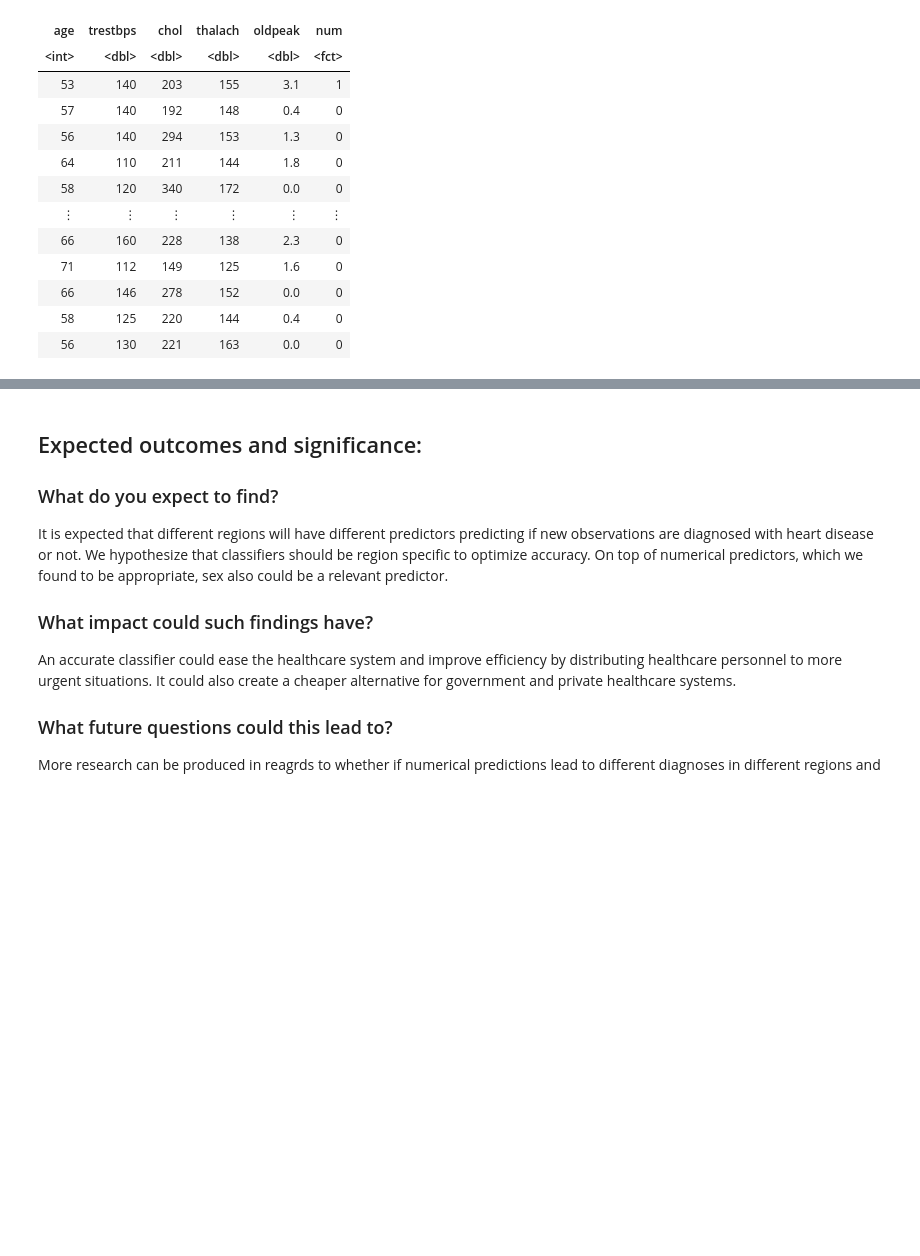
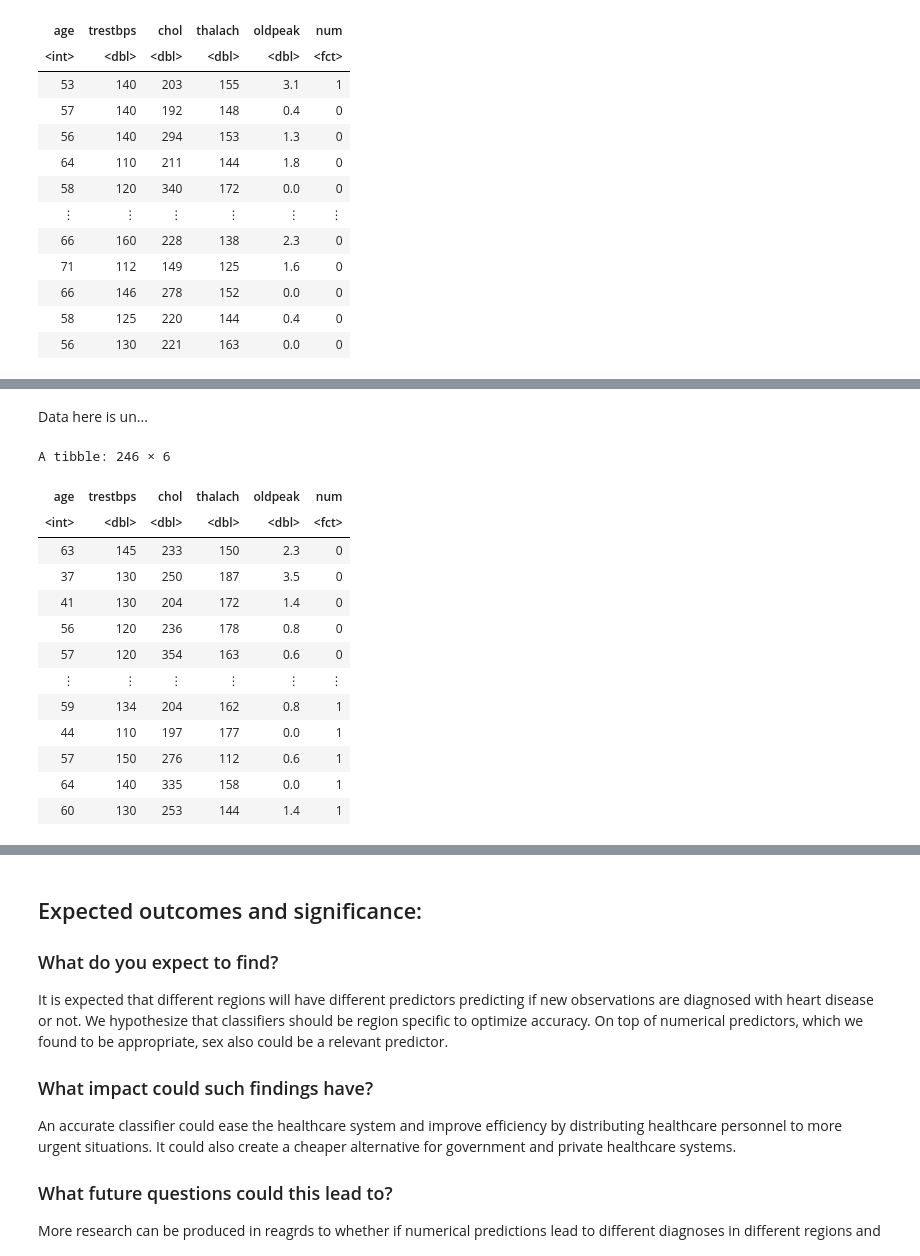
Before and after one commit to justinlook/dsci-100-2022w1-group-10, a Jupyter notebook: Final-project-group10.ipynb, the cells around one changed output, grey strips where cells are left out. Saved outputs shown, nothing was run; the diff lists cells and outputs as text; code cells hidden in the pictures; blank space fills up the shorter version.

```diff
--- a/Final-project-group10.ipynb
+++ b/Final-project-group10.ipynb
@@ -413,3 +425,33 @@ A tibble: 55 × 6
+# %% [markdown]
+Data here is un...
+# %%
+ups_recipe <- recipe(num~., data = cleveland_training_subset)|>
+step_upsample(num, over_ratio = 1, skip = FALSE)|>
+prep()
+
+upsampled_cleveland_training_subset <- bake(ups_recipe, cleveland_training_subset)
+
+unsampled_heaartdisease<-upsampled_cleveland_training_subset|>
+group_by(num)|>
+summarize(n=n())
+
+
+upsampled_cleveland_training_subset
+# %% [output]
+A tibble: 246 × 6
+| age | trestbps | chol | thalach | oldpeak | num |
+| <int> | <dbl> | <dbl> | <dbl> | <dbl> | <fct> |
+| 63 | 145 | 233 | 150 | 2.3 | 0 |
+| 37 | 130 | 250 | 187 | 3.5 | 0 |
+| 41 | 130 | 204 | 172 | 1.4 | 0 |
+| 56 | 120 | 236 | 178 | 0.8 | 0 |
+| 57 | 120 | 354 | 163 | 0.6 | 0 |
+| ⋮ | ⋮ | ⋮ | ⋮ | ⋮ | ⋮ |
+| 59 | 134 | 204 | 162 | 0.8 | 1 |
+| 44 | 110 | 197 | 177 | 0.0 | 1 |
+| 57 | 150 | 276 | 112 | 0.6 | 1 |
+| 64 | 140 | 335 | 158 | 0.0 | 1 |
+| 60 | 130 | 253 | 144 | 1.4 | 1 |
 # %%
 set.seed(18)
 # create an empty tibble to store the results
```
Also changed, not shown: parts of 4 cells of this notebook.
